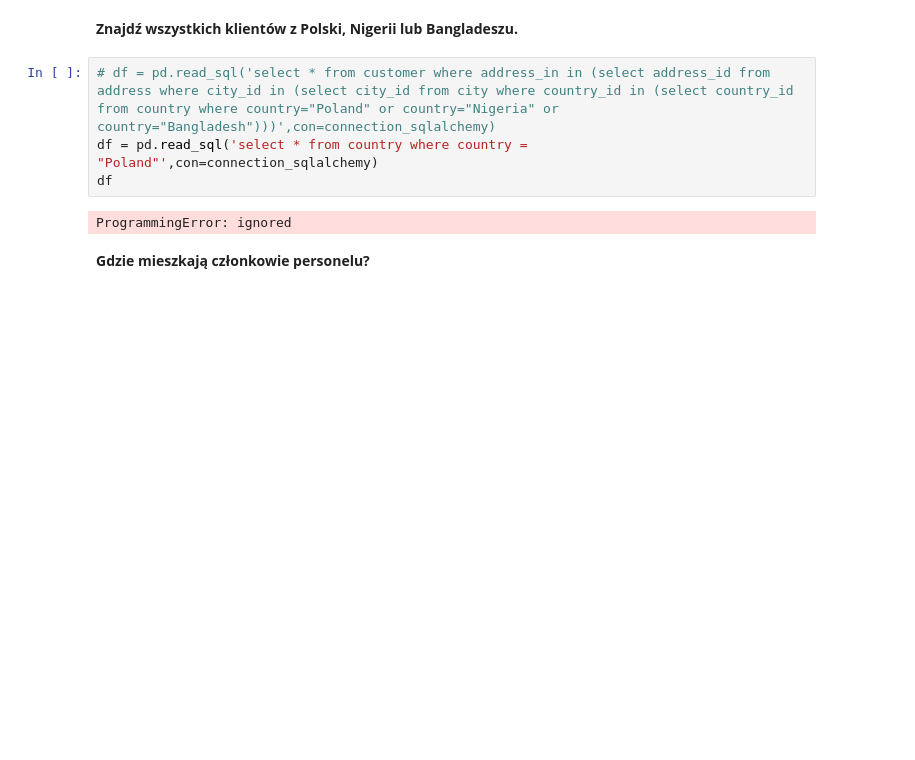
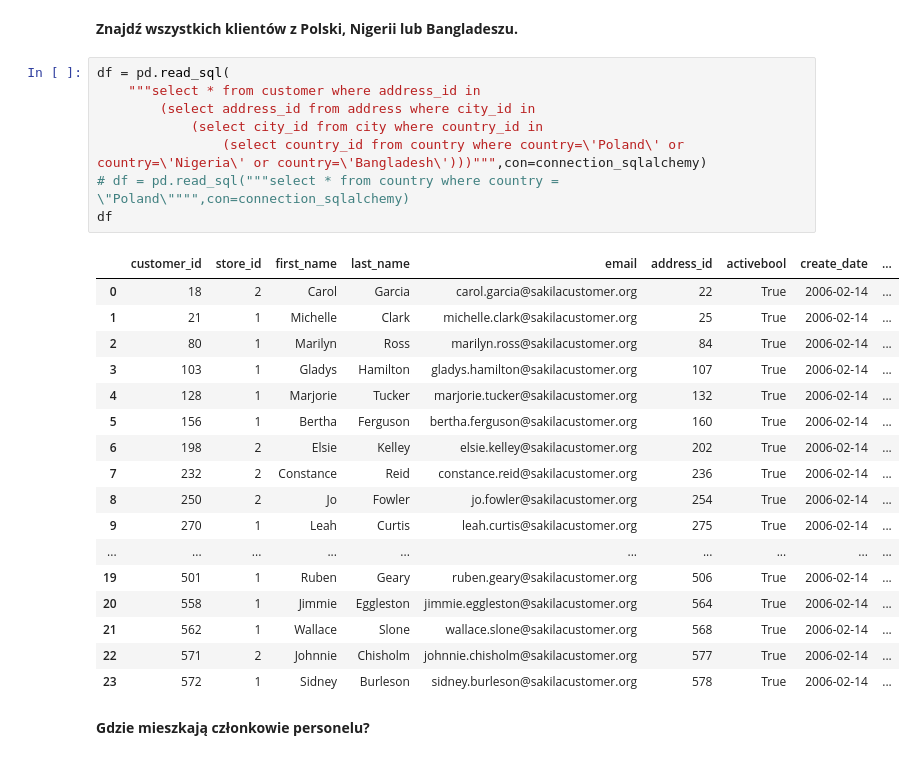
Before and after one commit to MariuszKuchtaAgh/ABD_laboratorium, a Jupyter notebook: lab_3__211021/lab_3__211021.ipynb, the cells around one changed output. Drawn from its saved outputs; the diff is of its cells as text; blank space fills up the shorter version.

```diff
--- a/lab_3__211021/lab_3__211021.ipynb
+++ b/lab_3__211021/lab_3__211021.ipynb
@@ -140,10 +105,30 @@ df
 # %% [markdown]
 **Znajdź wszystkich klientów z Polski, Nigerii lub Bangladeszu.**
 # %%
-# df = pd.read_sql('select * from customer where address_in in (select address_id from address where city_id in (select city_id from city where country_id in (select country_id from country where country="Poland" or country="Nigeria" or country="Bangladesh")))',con=connection_sqlalchemy)
-df = pd.read_sql('select * from country where country = "Poland"',con=connection_sqlalchemy)
+df = pd.read_sql(
+    """select * from customer where address_id in
+        (select address_id from address where city_id in
+            (select city_id from city where country_id in
+                (select country_id from country where country=\'Poland\' or country=\'Nigeria\' or country=\'Bangladesh\')))""",con=connection_sqlalchemy)
+# df = pd.read_sql("""select * from country where country = \"Poland\"""",con=connection_sqlalchemy)
 df
 # %% [output]
-ProgrammingError: ignored
+|  | customer_id | store_id | first_name | last_name | email | address_id | activebool | create_date | ... |
+| 0 | 18 | 2 | Carol | Garcia | carol.garcia@sakilacustomer.org | 22 | True | 2006-02-14 | ... |
+| 1 | 21 | 1 | Michelle | Clark | michelle.clark@sakilacustomer.org | 25 | True | 2006-02-14 | ... |
+| 2 | 80 | 1 | Marilyn | Ross | marilyn.ross@sakilacustomer.org | 84 | True | 2006-02-14 | ... |
+| 3 | 103 | 1 | Gladys | Hamilton | gladys.hamilton@sakilacustomer.org | 107 | True | 2006-02-14 | ... |
+| 4 | 128 | 1 | Marjorie | Tucker | marjorie.tucker@sakilacustomer.org | 132 | True | 2006-02-14 | ... |
+| 5 | 156 | 1 | Bertha | Ferguson | bertha.ferguson@sakilacustomer.org | 160 | True | 2006-02-14 | ... |
+| 6 | 198 | 2 | Elsie | Kelley | elsie.kelley@sakilacustomer.org | 202 | True | 2006-02-14 | ... |
+| 7 | 232 | 2 | Constance | Reid | constance.reid@sakilacustomer.org | 236 | True | 2006-02-14 | ... |
+| 8 | 250 | 2 | Jo | Fowler | jo.fowler@sakilacustomer.org | 254 | True | 2006-02-14 | ... |
+| 9 | 270 | 1 | Leah | Curtis | leah.curtis@sakilacustomer.org | 275 | True | 2006-02-14 | ... |
+| ... | ... | ... | ... | ... | ... | ... | ... | ... | ... |
+| 19 | 501 | 1 | Ruben | Geary | ruben.geary@sakilacustomer.org | 506 | True | 2006-02-14 | ... |
+| 20 | 558 | 1 | Jimmie | Eggleston | jimmie.eggleston@sakilacustomer.org | 564 | True | 2006-02-14 | ... |
+| 21 | 562 | 1 | Wallace | Slone | wallace.slone@sakilacustomer.org | 568 | True | 2006-02-14 | ... |
+| 22 | 571 | 2 | Johnnie | Chisholm | johnnie.chisholm@sakilacustomer.org | 577 | True | 2006-02-14 | ... |
+| 23 | 572 | 1 | Sidney | Burleson | sidney.burleson@sakilacustomer.org | 578 | True | 2006-02-14 | ... |
 # %% [markdown]
 **Gdzie mieszkają członkowie personelu?**
```
Also changed, not shown: parts of 15 cells of this notebook, 2 other files.
